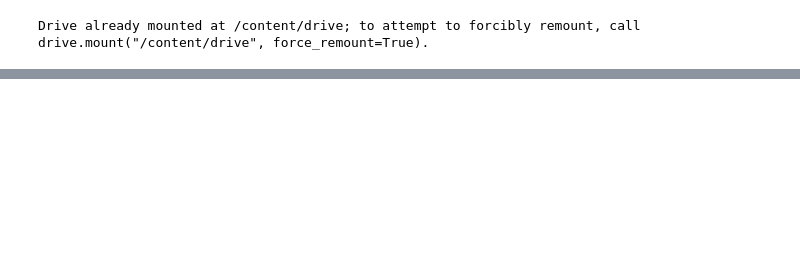
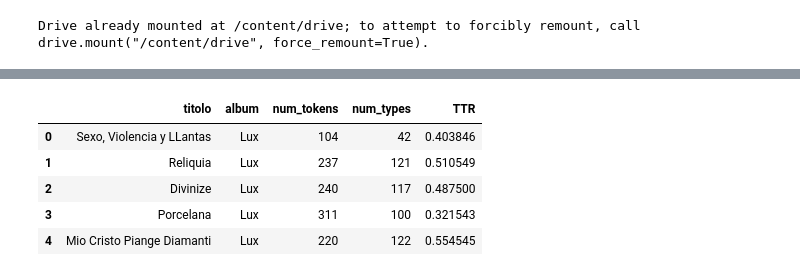
Before and after one commit to BeatriceMadau/Progetto-Rosalia, a Jupyter notebook: Progetto.ipynb, the cells around one changed output, grey strips where cells are left out. Saved outputs shown, nothing was run; the diff lists cells and outputs as text; code cells hidden in the pictures; blank space fills up the shorter version.

```diff
--- a/Progetto.ipynb
+++ b/Progetto.ipynb
@@ -2435,21 +1940,3 @@ from google.colab import drive
 drive.mount('/content/drive')
 # %% [output]
 Drive already mounted at /content/drive; to attempt to forcibly remount, call drive.mount("/content/drive", force_remount=True).
-# %%
-import os
-
-# Cerca specificamente la cartella o i file di Rosalía all'interno di MyDrive
-percorso_base = '/content/drive/MyDrive'
-trovati = []
-
-for root, dirs, files in os.walk(percorso_base):
-    for d in dirs:
-        if 'rosalia' in d.lower() or 'progetto' in d.lower():
-            trovati.append(os.path.join(root, d))
-    for f in files:
-        if 'rosalia' in f.lower() or 'corpus' in f.lower():
-            trovati.append(os.path.join(root, f))
-
-print("Elementi trovati relativi al progetto:")
-for item in set(trovati):
-    print(item)
@@ -2500,0 +2003,61 @@ FileNotFoundError: [Errno 2] No such file or directory: '/content/drive/MyDrive/
+# %%
+import pandas as pd
+import os
+import re
+import numpy as np
+
+# ==========================================================
+# 1. CONFIGURAZIONE DEI PERCORSI
+# ==========================================================
+cartella_progetto = '/content/drive/MyDrive/Progetto-Rosalia'
+percorso_master = os.path.join(cartella_progetto, '9. Corpus Rosalia Master Definitivo.xlsx')
+percorso_output = os.path.join(cartella_progetto, '9. Corpus Rosalia Master Definitivo.xlsx') # Sovrascrive aggiornando il Master
+
+print(f"📁 Caricamento del dataset da: {percorso_master}")
+df = pd.read_excel(percorso_master)
+
+# ==========================================================
+# 2. FUNZIONI DI CALCOLO LESSICALE (TOKENS E TYPES)
+# ==========================================================
+def calcola_tokens(testo):
+    if not isinstance(testo, str):
+        return 0
+    parole = re.findall(r'\b[a-zA-ZáéíóúÁÉÍÓÚñÑüÜàèìòùÀÈÌÒÙ]+\b', testo.lower())
+    return len(parole)
+
+def calcola_types(testo):
+    if not isinstance(testo, str):
+        return 0
+    parole = re.findall(r'\b[a-zA-ZáéíóúÁÉÍÓÚñÑüÜàèìòùÀÈÌÒÙ]+\b', testo.lower())
+    return len(set(parole))
+
+# ==========================================================
+# 3. APPLICAZIONE DELLE METRICHE AL DATASET
+# ==========================================================
+print("🔄 Calcolo di Tokens, Types e TTR per ciascun brano...")
+
+df['num_tokens'] = df['testo'].apply(calcola_tokens)
+df['num_types'] = df['testo'].apply(calcola_types)
+
+# Type-Token Ratio (TTR standard) -> Evitiamo divisioni per zero
+df['TTR'] = df.apply(lambda row: row['num_types'] / row['num_tokens'] if row['num_tokens'] > 0 else 0, axis=1)
+
+# Indice di Guiraud (TTR radicato, meno sensibile alla lunghezza della canzone)
+df['Guiraud_TTR'] = df.apply(lambda row: row['num_types'] / np.sqrt(row['num_tokens']) if row['num_tokens'] > 0 else 0, axis=1)
+
+# ==========================================================
+# 4. SALVATAGGIO DEL MASTER AGGIORNATO
+# ==========================================================
+df.to_excel(percorso_output, index=False)
+
+print(f"\n✨ Metriche lessicali calcolate e salvate con successo!")
+print(f"📁 File aggiornato in: {percorso_output}")
+
+# Mostriamo una media per album per vedere subito la differenza stilometrica
+if 'album' in df.columns:
+    print("\n📊 Media del TTR per album:")
+    print(df.groupby('album')[['num_tokens', 'num_types', 'TTR', 'Guiraud_TTR']].mean())
+
+# Anteprima delle prime righe
+display(df[['titolo', 'album', 'num_tokens', 'num_types', 'TTR']].head(5))
+# %% [output]
@@ -2500,0 +2075,6 @@ FileNotFoundError: [Errno 2] No such file or directory: '/content/drive/MyDrive/
+|  | titolo | album | num_tokens | num_types | TTR |
+| 0 | Sexo, Violencia y LLantas | Lux | 104 | 42 | 0.403846 |
+| 1 | Reliquia | Lux | 237 | 121 | 0.510549 |
+| 2 | Divinize | Lux | 240 | 117 | 0.487500 |
+| 3 | Porcelana | Lux | 311 | 100 | 0.321543 |
+| 4 | Mio Cristo Piange Diamanti | Lux | 220 | 122 | 0.554545 |
```
Also changed, not shown: parts of 33 cells of this notebook.
